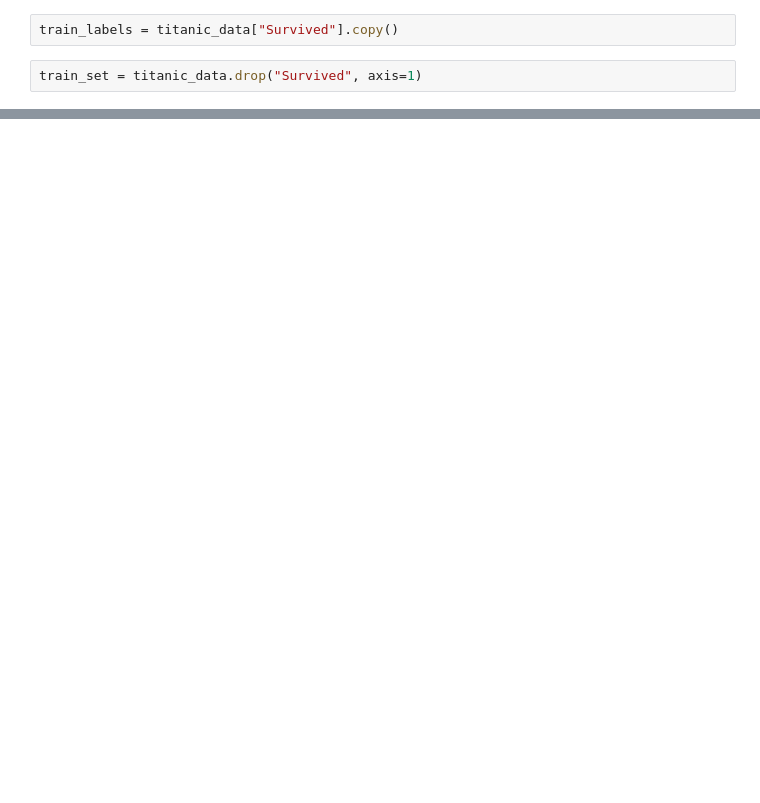
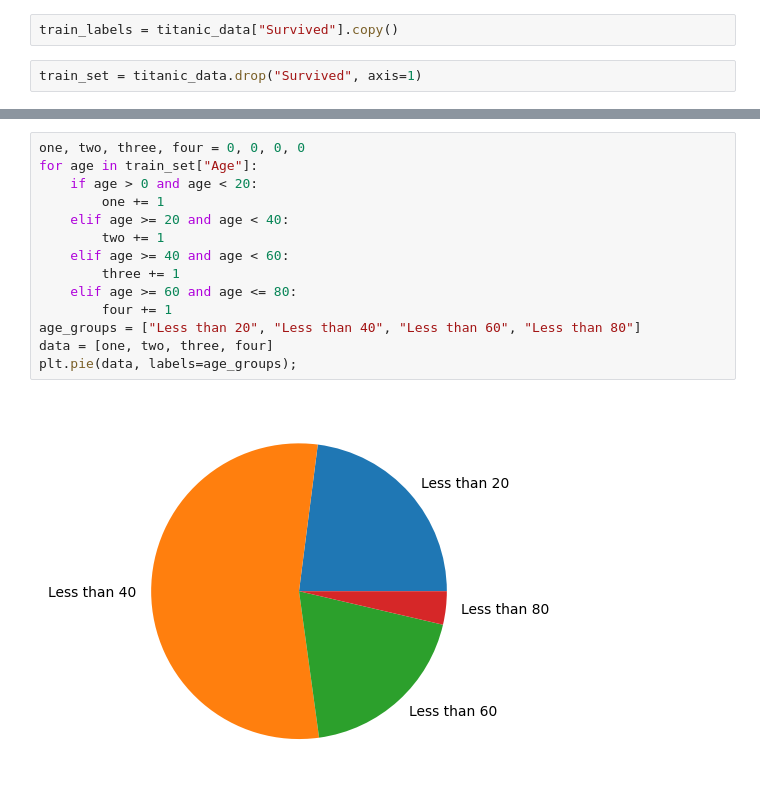
Before and after one commit to hoipranav/ML-Projects, a Jupyter notebook: Titanic Survival Prediction/Model_built.ipynb, the cells around one changed output, grey strips where cells are left out. Saved outputs shown, nothing was run; the diff lists cells and outputs as text; blank space fills up the shorter version.

```diff
--- a/Titanic Survival Prediction/Model_built.ipynb
+++ b/Titanic Survival Prediction/Model_built.ipynb
@@ -61,0 +136,16 @@ memory usage: 76.7+ KB
+# %%
+one, two, three, four = 0, 0, 0, 0
+for age in train_set["Age"]:
+    if age > 0 and age < 20:
+        one += 1
+    elif age >= 20 and age < 40:
+        two += 1
+    elif age >= 40 and age < 60:
+        three += 1
+    elif age >= 60 and age <= 80:
+        four += 1
+age_groups = ["Less than 20", "Less than 40", "Less than 60", "Less than 80"]
+data = [one, two, three, four]
+plt.pie(data, labels=age_groups);
+# %% [output]
+[figure, added]
```
Also changed, not shown: parts of 17 cells of this notebook.
